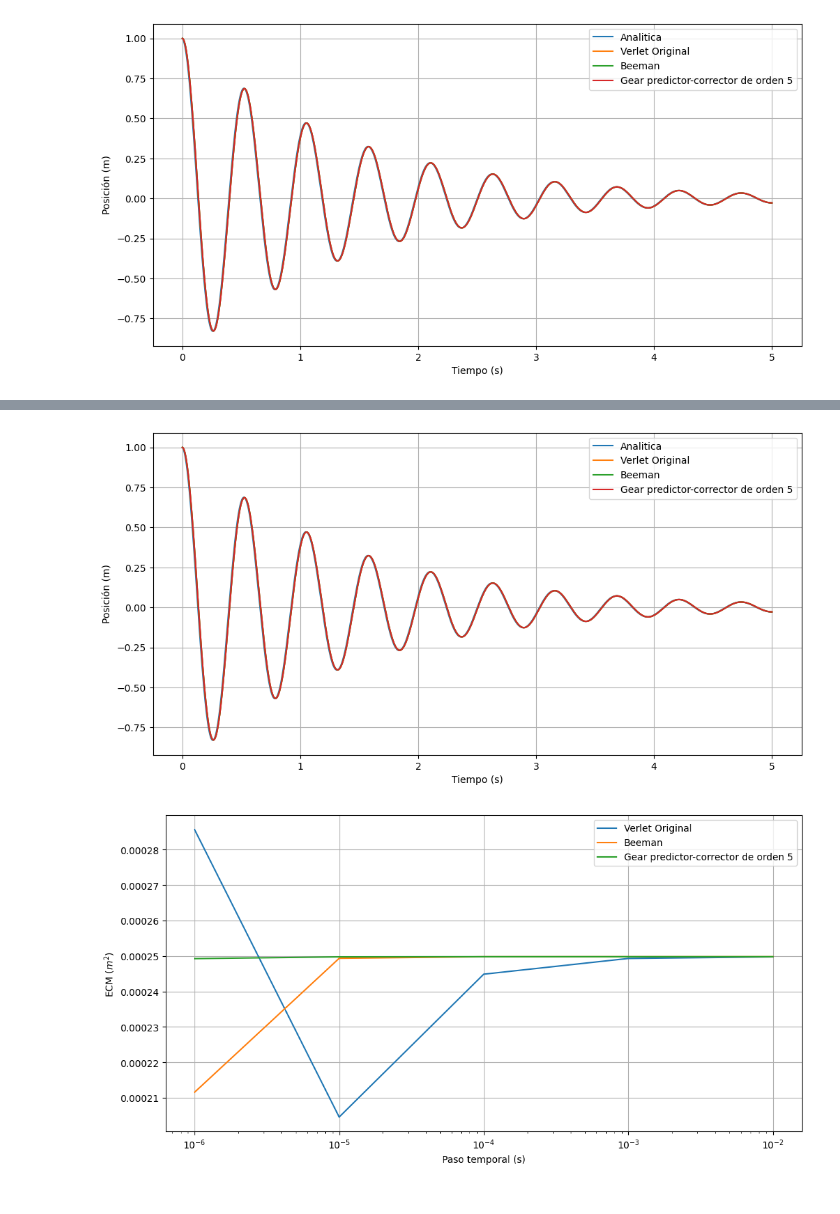
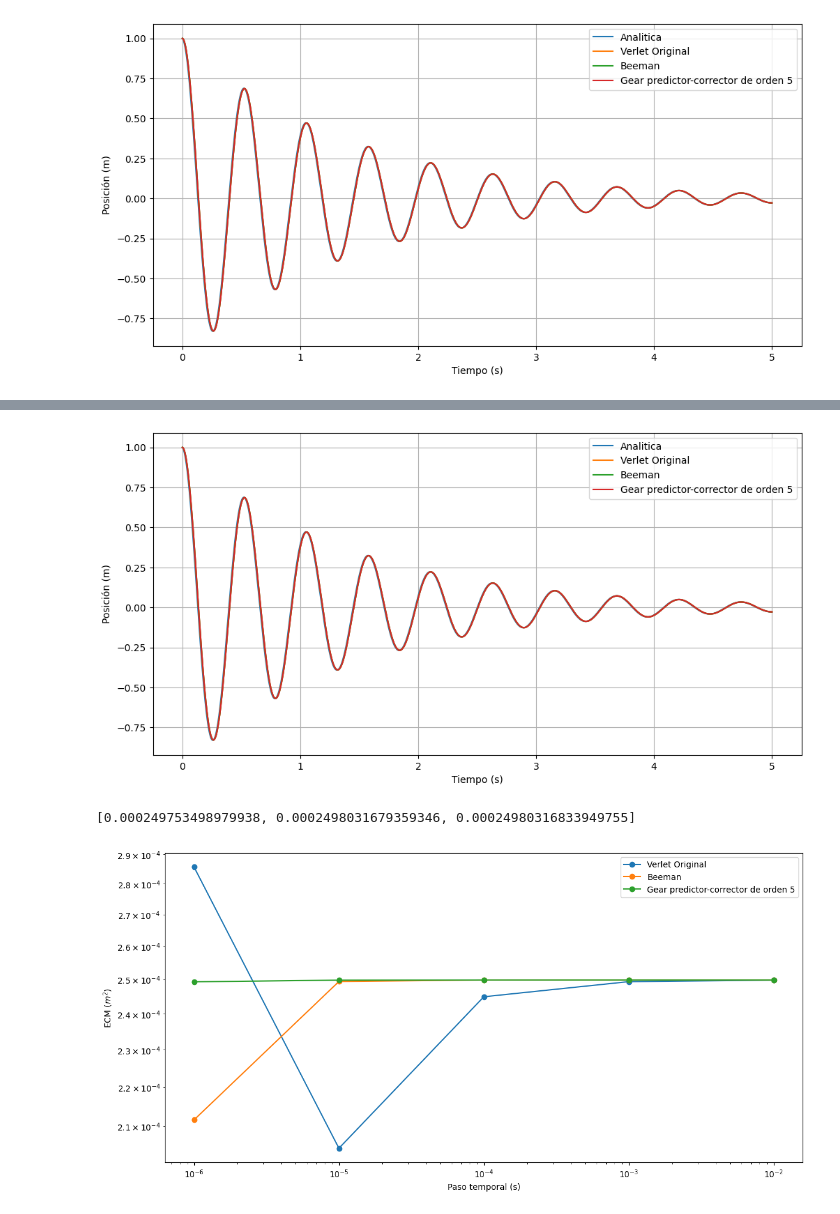
Before and after one commit to lukyferreiro/TPs-SS, a Jupyter notebook: TP4/animation/oscillator.ipynb, the cells around one changed output, grey strips where cells are left out. Cells and saved outputs as stored; diff of their text form; code cells hidden in the pictures.

```diff
--- a/TP4/animation/oscillator.ipynb
+++ b/TP4/animation/oscillator.ipynb
@@ -10,6 +10,7 @@ ECM = []
 for dt in DTS:
     arr_ecm = plot_oscillator(DIR, dt)
     ECM.append(arr_ecm)
+    print(arr_ecm)
 
 
 #Grafico de ECM
@@ -33,15 +34,12 @@ names = ['Verlet Original', 'Beeman', 'Gear predictor-corrector de orden 5']
 
 plt.figure(figsize=(12, 6))
 for i, (x, dts) in enumerate(data):
-    plt.plot(dts, x, '-', label=names[i])
+    plt.loglog(dts, x, '-', marker='o', label=names[i])
 
-
-plt.xscale('log')  # Establecer escala logarítmica en el eje x
-plt.xticks(DTS, [f'$10^{{{int(np.log10(dt))}}}$' for dt in DTS])
 plt.xlabel('Paso temporal (s)')
 plt.ylabel('ECM ($m^2$)')
 plt.legend()
-plt.grid(True)
+plt.tight_layout()
 plt.show()
 # %% [output]
 Parsing 0.010000
@@ -71,2 +73,3 @@ ECM GearPredictor: 0.00024980316833953344
 [figure]
+[0.000249753498979938, 0.0002498031679359346, 0.00024980316833949755]
-[figure, old version]
+[figure, new version]
```
Also changed, not shown: parts of 2 cells of this notebook, 11 other files.
